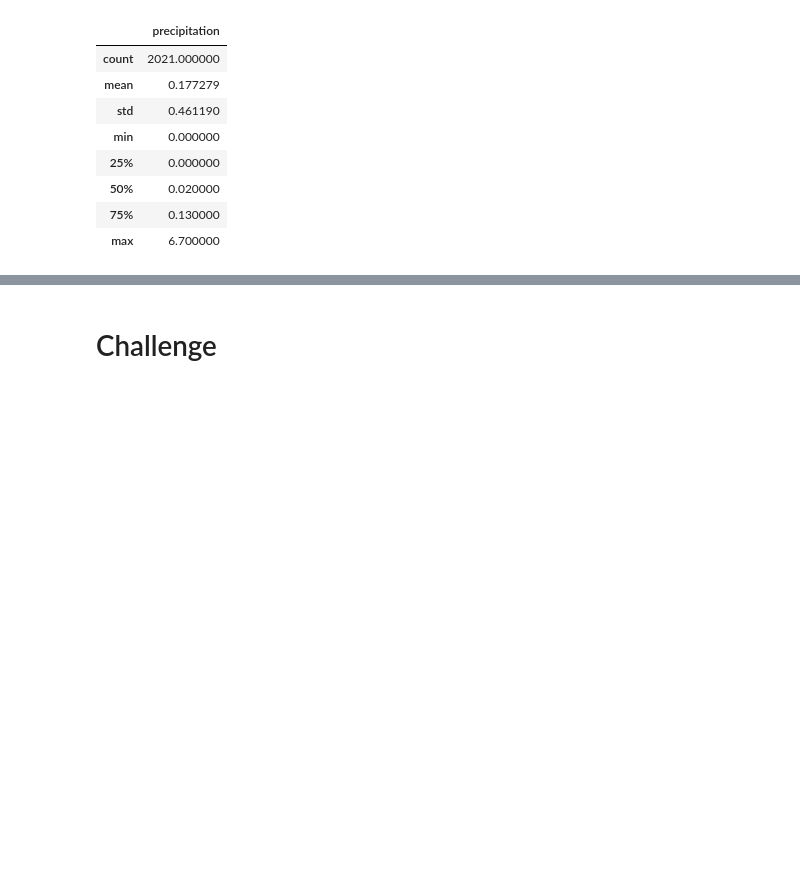
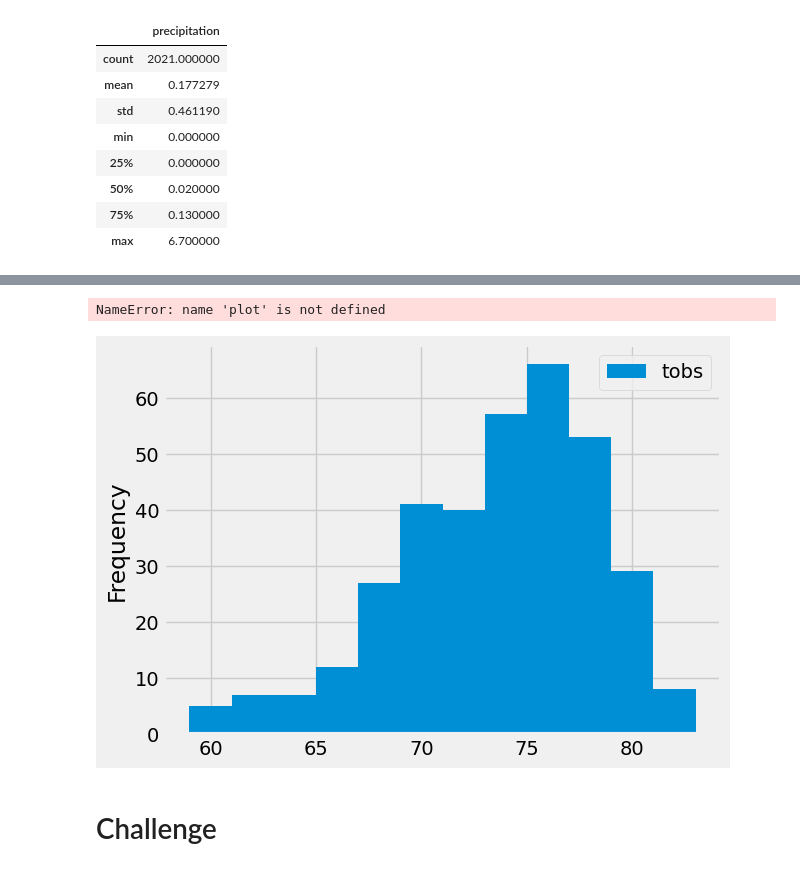
Before and after one commit to stacey1079/surfs_up, a Jupyter notebook: climate_analysis.ipynb, the cells around one changed output, grey strips where cells are left out. Saved outputs shown, nothing was run; the diff lists cells and outputs as text; code cells hidden in the pictures; blank space fills up the shorter version.

```diff
--- a/climate_analysis.ipynb
+++ b/climate_analysis.ipynb
@@ -80,3 +99,7 @@ df.describe()
 # %%
 # Choose the station with the highest number of temperature observations.
 # Query the last 12 months of temperature observation data for this station and plot the results as a histogram
+results = session.query(Measurement.tobs).\
+filter(Measurement.station == 'USC00519281').\
+filter(Measurement.date >= prev_year).all()
+print(results)
@@ -82,0 +108,4 @@ df.describe()
+# %%
+# Create dataframe with temp results
+df = pd.DataFrame(results, columns=['tobs'])
+df.head(10)
@@ -83,3 +124,11 @@ df.describe()
+# %%
+# Query the last 12 months of temperature observation data for this station and plot the results as a histogram
+df.plot.hist(bins=12)
+plot.tight_layout()
+plot.show()
+# %% [output]
+NameError: name 'plot' is not defined
+[figure, added]
 # %%
 # Write a function called `calc_temps` that will accept start date and end date in the format '%Y-%m-%d'
 # and return the minimum, average, and maximum temperatures for that range of dates
```
Also changed, not shown: parts of 5 cells of this notebook.
